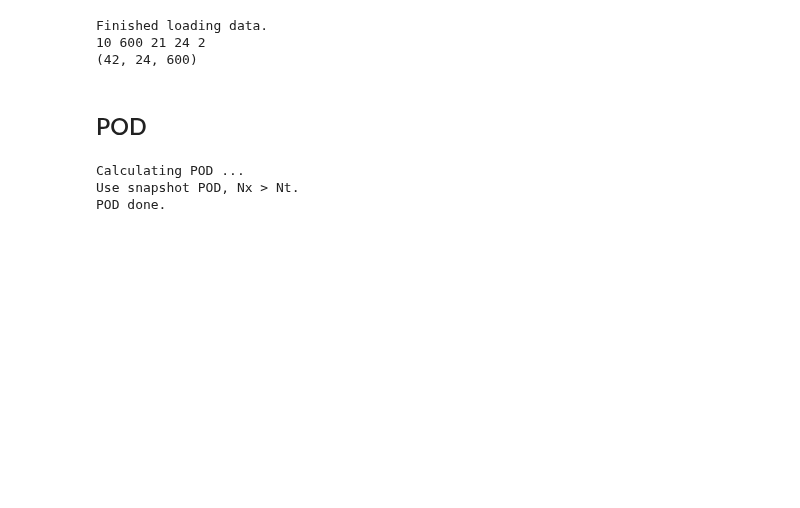
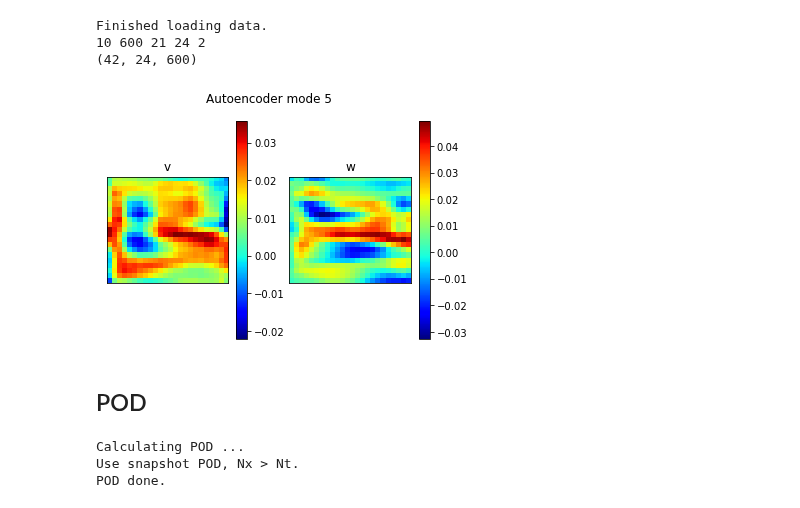
Before and after one commit to MagriLab/MD-CNN-AE, a Jupyter notebook: visualise_modes.ipynb, the cells around one changed output. Drawn from its saved outputs; the diff is of its cells as text; code cells hidden in the pictures; blank space fills up the shorter version.

```diff
--- a/visualise_modes.ipynb
+++ b/visualise_modes.ipynb
@@ -32,24 +30,28 @@ Finished loading data.
 # %%
 #================= autoencoder data ========================
-filename = '/home/ym917/OneDrive/PhD/Code_md-ae/MD_10__2022_02_21__10_01_23/results.h5'
+folder = '/home/ym917/OneDrive/PhD/Code_md-ae/MD_10__2022_02_19__14_04_07/'
+filename = folder + 'results.h5'
 hf = h5py.File(filename,'r')
 decomp_test = np.array(hf.get('modes_test'))
 hf.close()
 print("Finished loading data.")
 [latent_dim,nt,ny,nz,nu] = decomp_test.shape
 print(latent_dim,nt,ny,nz,nu)
 
-WhichDecoder = 6
+WhichDecoder = 4
 vy = decomp_test[WhichDecoder,:,:,:,0].astype('float64')
 vy = np.transpose(vy,[1,2,0])
 vz = decomp_test[WhichDecoder,:,:,:,1].astype('float64')
 vz = np.transpose(vz,[1,2,0]) #(ny,nz,nt)
 X = np.vstack((vz,vy)) # new shape [2*ny,nz,nt]
 print(X.shape)
+
+myplot.plot_ae_modes(decomp_test,[WhichDecoder])
 # %% [output]
 Finished loading data.
 10 600 21 24 2
 (42, 24, 600)
+[figure, added]
 # %% [markdown]
 ## POD
 # %%
```
Also changed, not shown: parts of 6 cells of this notebook, 4 other files.
